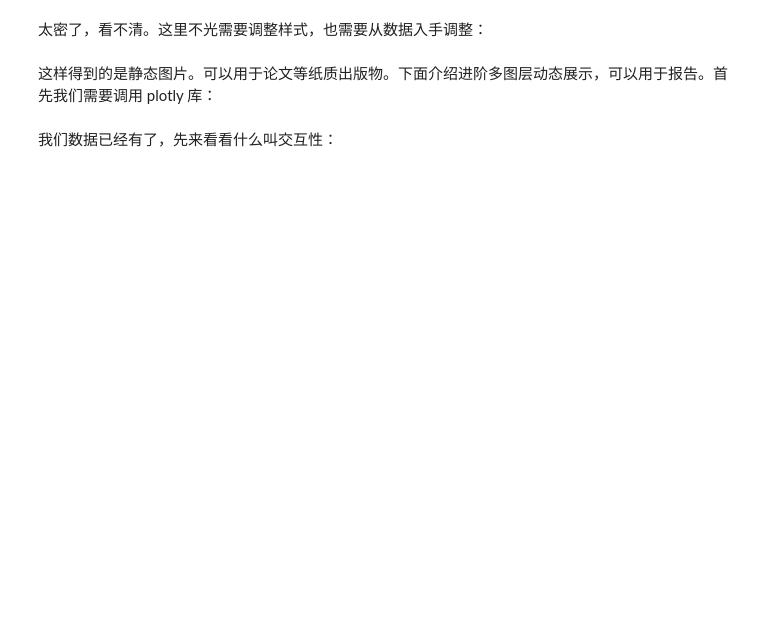
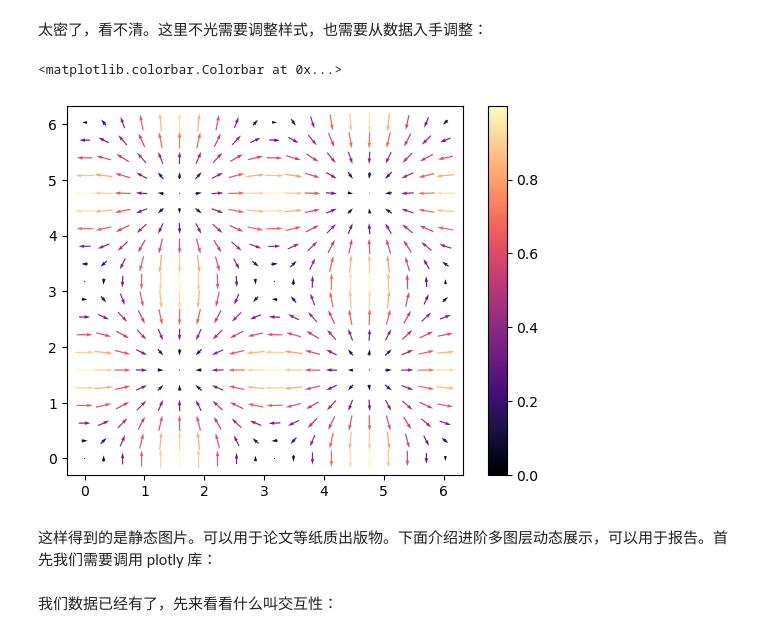
Before and after one commit to wangheyu/AI4Math, a Jupyter notebook: week13/BasicPlot.ipynb, the cells around one changed output. Cells and saved outputs as stored; diff of their text form; code cells hidden in the pictures; blank space fills up the shorter version.

```diff
--- a/week13/BasicPlot.ipynb
+++ b/week13/BasicPlot.ipynb
@@ -86,14 +134,17 @@ fig.colorbar(quiver, ax=ax)
 太密了，看不清。这里不光需要调整样式，也需要从数据入手调整：
 # %%
 # 降低采样密度, 每 5 个点采样一次
-XQ =  X[1::5,1::5]
-YQ =  Y[1::5,1::5]
+XQ =  X[::5,::5]
+YQ =  Y[::5,::5]
 # 重新计算稀疏梯度场
 QX, QY = dfunc(XQ, YQ)
 fig = plt.figure()
 ax = fig.add_subplot(111)
 quiver = ax.quiver(XQ, YQ, QX, QY, QX**2 + QY**2, cmap="magma", pivot="mid", scale=20)
 fig.colorbar(quiver, ax=ax)
+# %% [output]
+<matplotlib.colorbar.Colorbar at 0x...>
+[figure, added]
 # %% [markdown]
 这样得到的是静态图片。可以用于论文等纸质出版物。下面介绍进阶多图层动态展示，可以用于报告。首先我们需要调用 plotly 库：
 # %%
```
Also changed, not shown: parts of 20 cells of this notebook, 51 other files.
